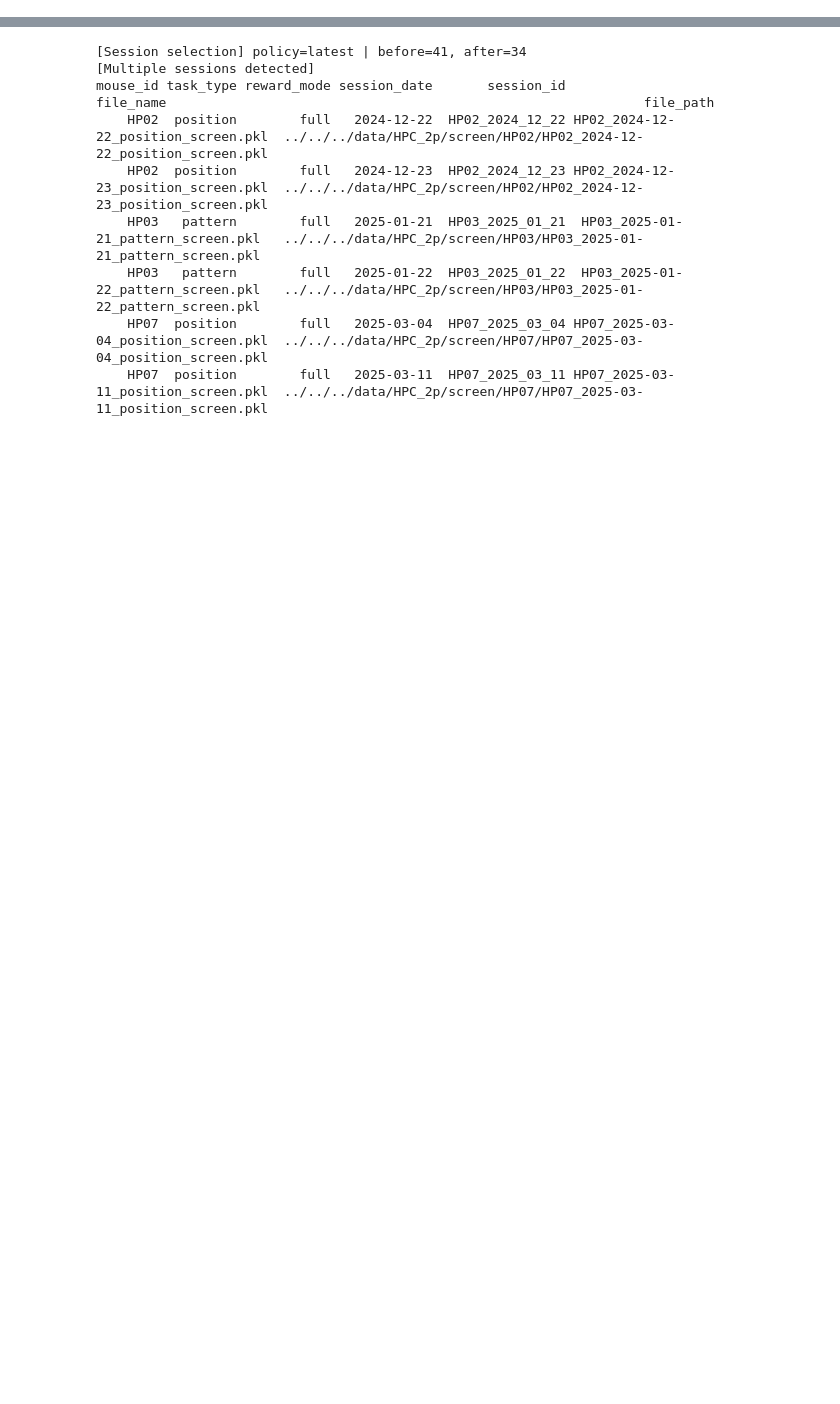
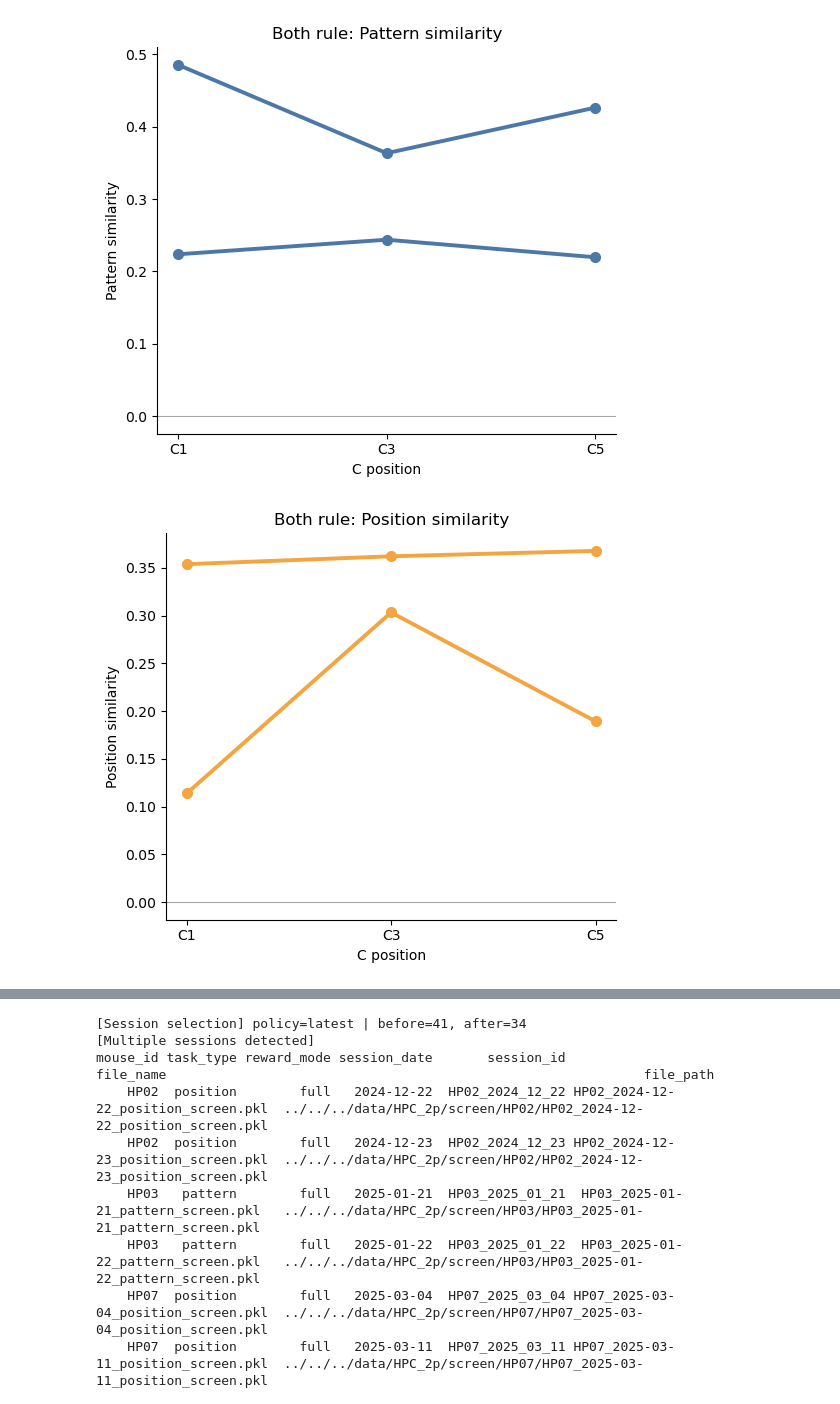
Before and after one commit to ymseq/ZhaoLab-analysis-python, a Jupyter notebook: src/HPC_2P_analysis/analysis/similarity_analysis.ipynb, the cells around one changed output, grey strips where cells are left out. Cells and saved outputs as stored; diff of their text form; code cells hidden in the pictures; blank space fills up the shorter version.

```diff
--- a/src/HPC_2P_analysis/analysis/similarity_analysis.ipynb
+++ b/src/HPC_2P_analysis/analysis/similarity_analysis.ipynb
@@ -3245,0 +3824,30 @@ def plot_similarity_curves(
+# %%
+data_root = "../../../data/HPC_2p/screen/"
+
+reward_mode: str = "full"
+
+
+similarity_df_1 = analyze_c_position_similarity(
+        data_root,
+        task_type="pattern",
+        reward_mode=reward_mode,
+    )
+
+statistics_1 = (
+    run_c_position_similarity_statistics(
+        similarity_df_1
+    )
+)
+
+
+similarity_df_2 = analyze_c_position_similarity(
+        data_root,
+        task_type="position",
+        reward_mode=reward_mode,
+    )
+
+statistics_2 = (
+    run_c_position_similarity_statistics(
+        similarity_df_2
+    )
+)
@@ -3245,0 +4018,8 @@ def plot_similarity_curves(
+# %%
+plot_c_position_similarity_temp(
+    statistics1=statistics_1,
+    statistics2=statistics_2,
+)
+# %% [output]
+[figure, added]
+[figure, added]
```
Also changed, not shown: parts of 17 cells of this notebook, 3 other files.
